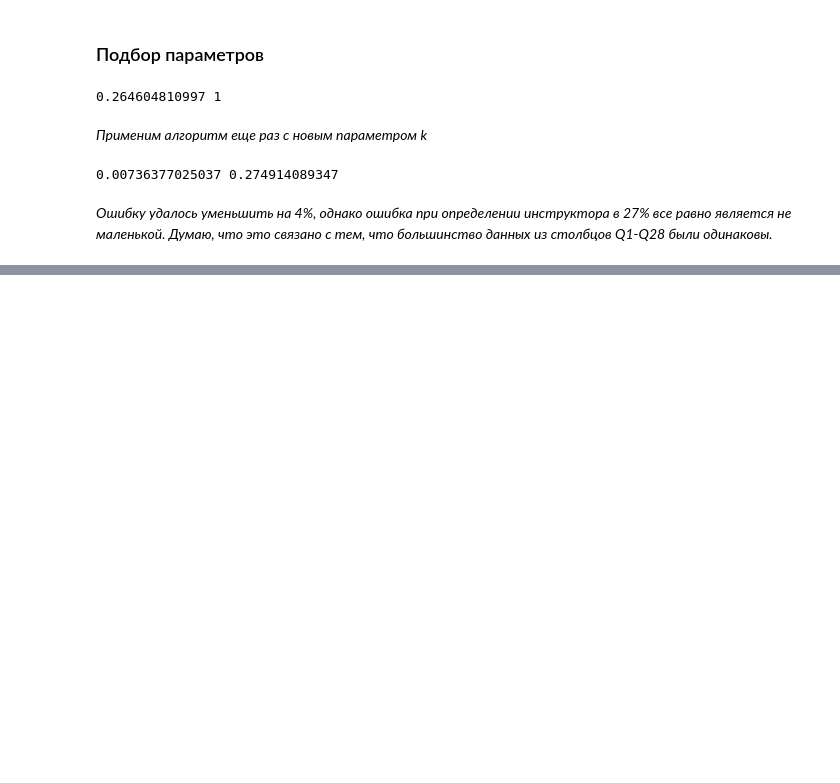
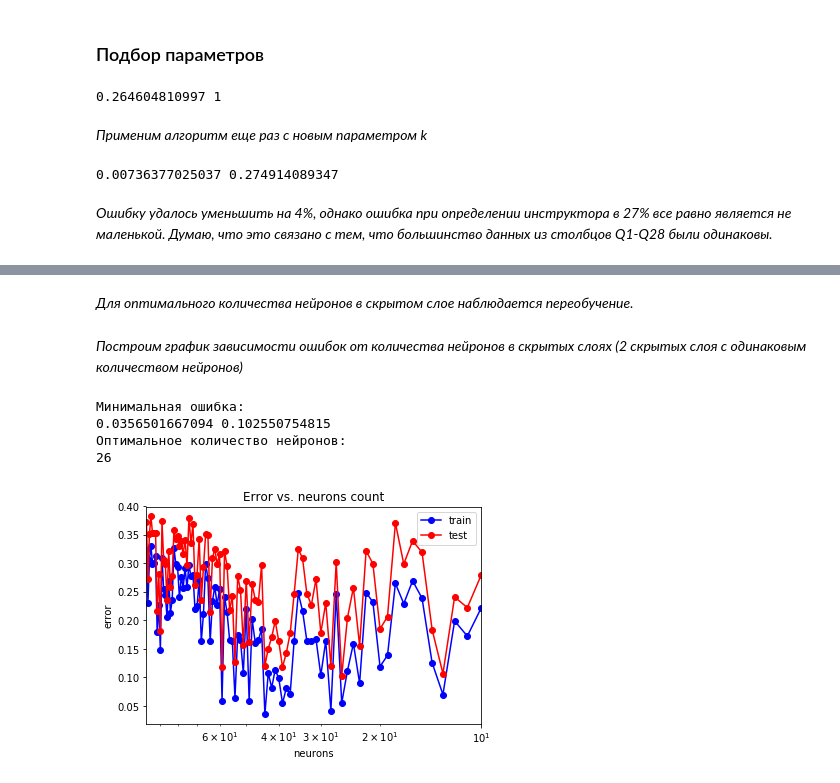
Before and after one commit to ochekodaev/ML_Homework, a Jupyter notebook: ML_H1_Chekodaev.ipynb, the cells around one changed output, grey strips where cells are left out. Cells and saved outputs as stored; diff of their text form; code cells hidden in the pictures; blank space fills up the shorter version.

```diff
--- a/ML_H1_Chekodaev.ipynb
+++ b/ML_H1_Chekodaev.ipynb
@@ -570,0 +687,41 @@ _Ошибку удалось уменьшить на 4%, однако ошибк
+# %% [markdown]
+_Для оптимального количества нейронов в скрытом слое наблюдается переобучение._
+# %% [markdown]
+_Построим график зависимости ошибок от количества нейронов в скрытых слоях (2 скрытых слоя с одинаковым количеством нейронов)_
+# %%
+neurs_arr_2 = np.arange(10, 100, 1)
+test_err = []
+train_err = []
+for neurs in neurs_arr_2:
+    mlp_model = MLPClassifier(hidden_layer_sizes = (neurs, neurs), solver = 'lbfgs',
+                              activation = 'logistic', random_state = 24)
+    mlp_model.fit(X_train, y_train)
+
+    y_train_pred = mlp_model.predict(X_train)
+    y_test_pred = mlp_model.predict(X_test)
+    train_err.append(np.mean(y_train != y_train_pred))
+    test_err.append(np.mean(y_test != y_test_pred))
+
+print("Минимальная ошибка:")
+min_train_err = np.min(train_err)
+min_test_err = np.min(test_err)
+print(min_train_err, min_test_err)
+
+print("Оптимальное количество нейронов:")
+neurs_opt_2 = neurs_arr_2[test_err == min_test_err][0]
+print(neurs_opt_2)
+
+plt.semilogx(neurs_arr_2, train_err, 'b-o', label = 'train')
+plt.semilogx(neurs_arr_2, test_err, 'r-o', label = 'test')
+plt.xlim([np.max(neurs_arr_2), np.min(neurs_arr_2)])
+plt.title('Error vs. neurons count')
+plt.xlabel('neurons')
+plt.ylabel('error')
+plt.legend()
+pass
+# %% [output]
+Минимальная ошибка:
+0.0356501667094 0.102550754815
+Оптимальное количество нейронов:
+26
+[figure, added]
```
Also changed, not shown: parts of 24 cells of this notebook.
